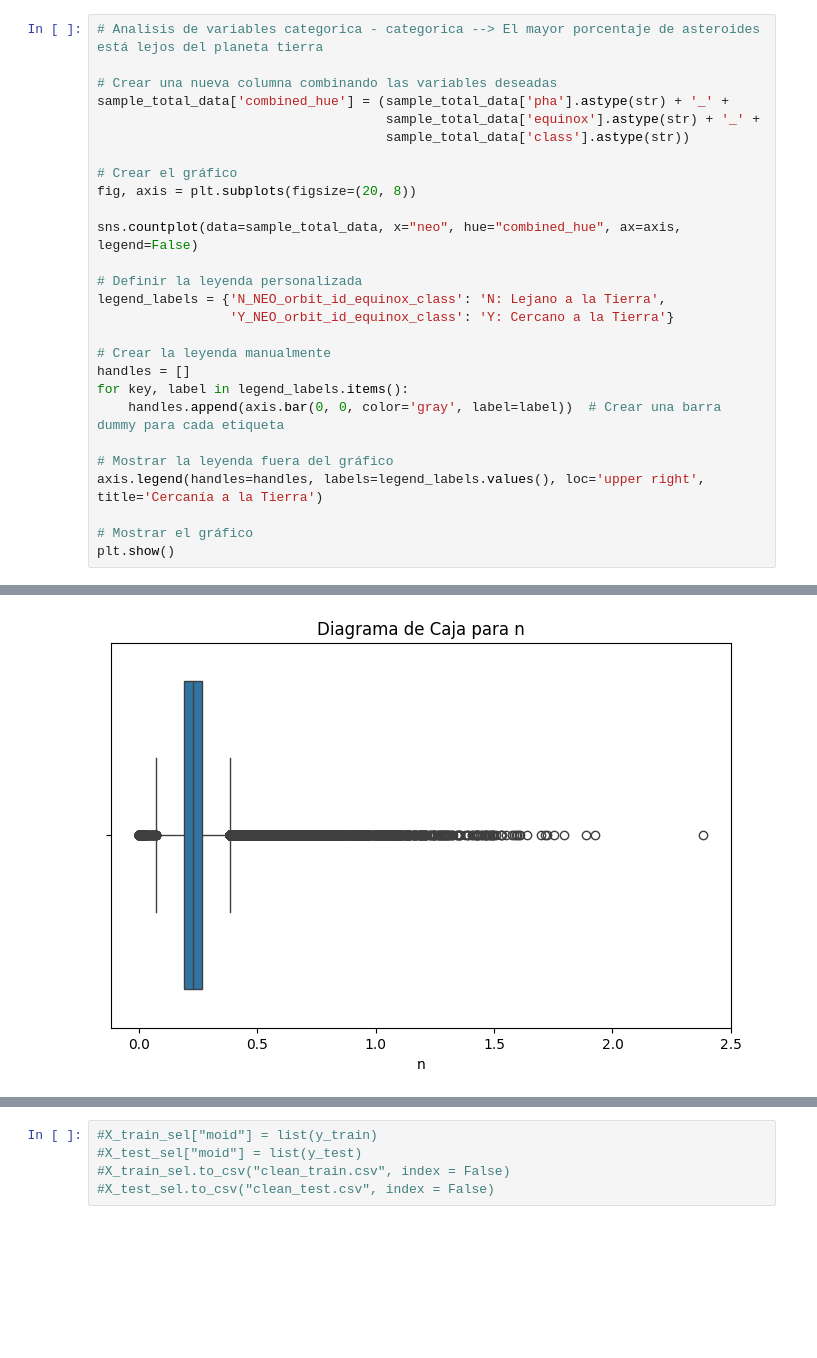
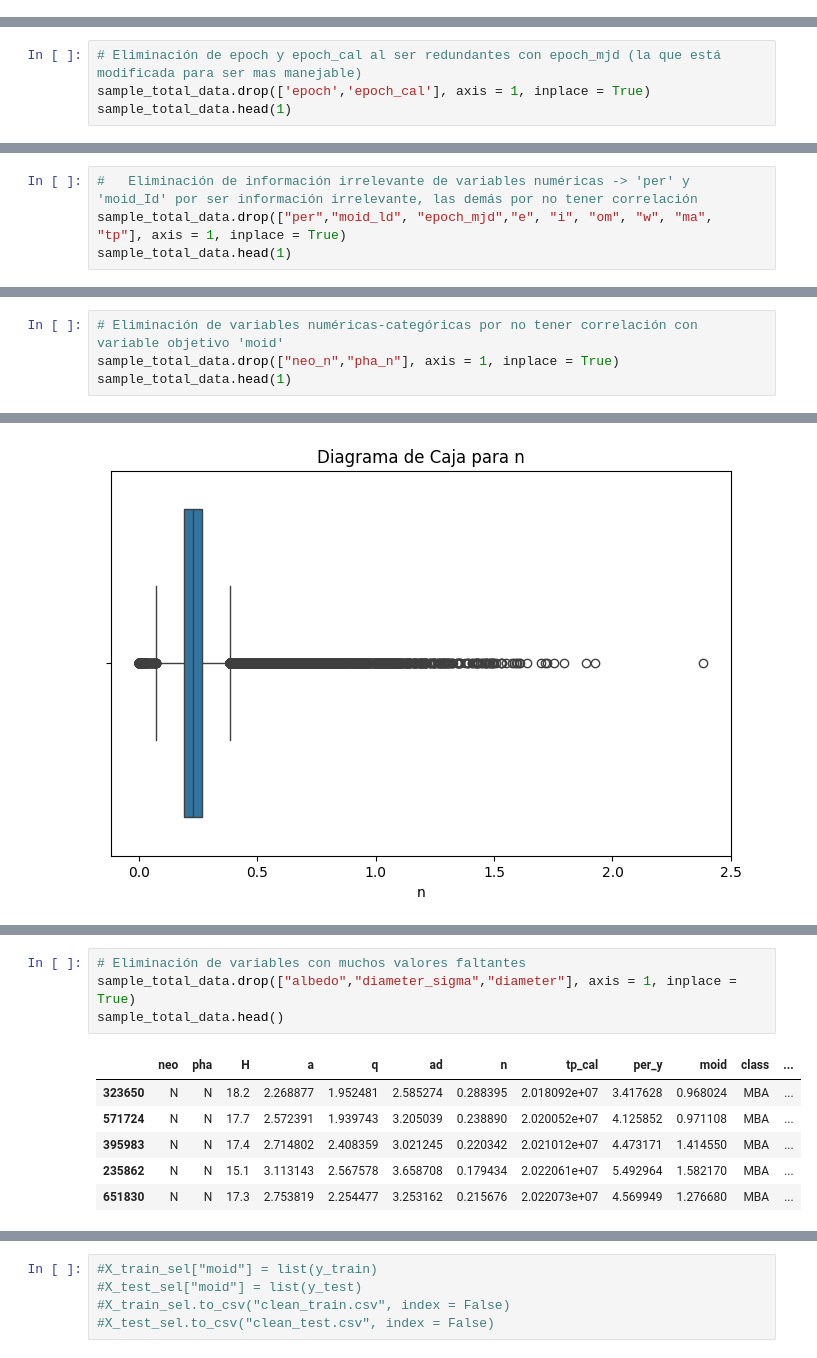
Before and after one commit to PazReumante/asteroid_prediction, a Jupyter notebook: Project/explore_base.ipynb, the cells around one changed output, grey strips where cells are left out. Saved outputs shown, nothing was run; the diff lists cells and outputs as text; blank space fills up the shorter version.

```diff
--- a/Project/explore_base.ipynb
+++ b/Project/explore_base.ipynb
@@ -150,30 +161,3 @@ pha: la mayoría de objetos no son potencialmente peligroso
 equinox:sólo existe una categoría, podemos eliminarla
 
 class: la mayoría de asterioides son de clase MBA (Main Belt Asteroid). Son asteroides procedentes del cinturón principal que se encuentra entre Marte y Júpiter
-# %%
-# Analisis de variables categorica - categorica --> El mayor porcentaje de asteroides está lejos del planeta tierra
-
-# Crear una nueva columna combinando las variables deseadas
-sample_total_data['combined_hue'] = (sample_total_data['pha'].astype(str) + '_' +
-                                     sample_total_data['equinox'].astype(str) + '_' +
-                                     sample_total_data['class'].astype(str))
-
-# Crear el gráfico
-fig, axis = plt.subplots(figsize=(20, 8))
-
-sns.countplot(data=sample_total_data, x="neo", hue="combined_hue", ax=axis, legend=False)
-
-# Definir la leyenda personalizada
-legend_labels = {'N_NEO_orbit_id_equinox_class': 'N: Lejano a la Tierra',
-                 'Y_NEO_orbit_id_equinox_class': 'Y: Cercano a la Tierra'}
-
-# Crear la leyenda manualmente
-handles = []
-for key, label in legend_labels.items():
-    handles.append(axis.bar(0, 0, color='gray', label=label))  # Crear una barra dummy para cada etiqueta
-
-# Mostrar la leyenda fuera del gráfico
-axis.legend(handles=handles, labels=legend_labels.values(), loc='upper right', title='Cercanía a la Tierra')
-
-# Mostrar el gráfico
-plt.show()
@@ -271,0 +270,4 @@ plt.show()
+# %%
+# Eliminación de epoch y epoch_cal al ser redundantes con epoch_mjd (la que está modificada para ser mas manejable)
+sample_total_data.drop(['epoch','epoch_cal'], axis = 1, inplace = True)
+sample_total_data.head(1)
@@ -287,0 +365,4 @@ plt.show()
+# %%
+#   Eliminación de información irrelevante de variables numéricas -> 'per' y 'moid_Id' por ser información irrelevante, las demás por no tener correlación
+sample_total_data.drop(["per","moid_ld", "epoch_mjd","e", "i", "om", "w", "ma", "tp"], axis = 1, inplace = True)
+sample_total_data.head(1)
@@ -296,3 +380,7 @@ plt.tight_layout()
 plt.show()
 # %% [output]
 [figure]
+# %%
+# Eliminación de variables numéricas-categóricas por no tener correlación con variable objetivo 'moid'
+sample_total_data.drop(["neo_n","pha_n"], axis = 1, inplace = True)
+sample_total_data.head(1)
@@ -549,0 +710,11 @@ Valores límite inferior y superior para n: 0.07280757125599227, 0.3838140870747
+# %%
+# Eliminación de variables con muchos valores faltantes
+sample_total_data.drop(["albedo","diameter_sigma","diameter"], axis = 1, inplace = True)
+sample_total_data.head()
+# %% [output]
+|  | neo | pha | H | a | q | ad | n | tp_cal | per_y | moid | class | ... |
+| 323650 | N | N | 18.2 | 2.268877 | 1.952481 | 2.585274 | 0.288395 | 2.018092e+07 | 3.417628 | 0.968024 | MBA | ... |
+| 571724 | N | N | 17.7 | 2.572391 | 1.939743 | 3.205039 | 0.238890 | 2.020052e+07 | 4.125852 | 0.971108 | MBA | ... |
+| 395983 | N | N | 17.4 | 2.714802 | 2.408359 | 3.021245 | 0.220342 | 2.021012e+07 | 4.473171 | 1.414550 | MBA | ... |
+| 235862 | N | N | 15.1 | 3.113143 | 2.567578 | 3.658708 | 0.179434 | 2.022061e+07 | 5.492964 | 1.582170 | MBA | ... |
+| 651830 | N | N | 17.3 | 2.753819 | 2.254477 | 3.253162 | 0.215676 | 2.022073e+07 | 4.569949 | 1.276680 | MBA | ... |
```
Also changed, not shown: parts of 30 cells of this notebook, 1 other file.
